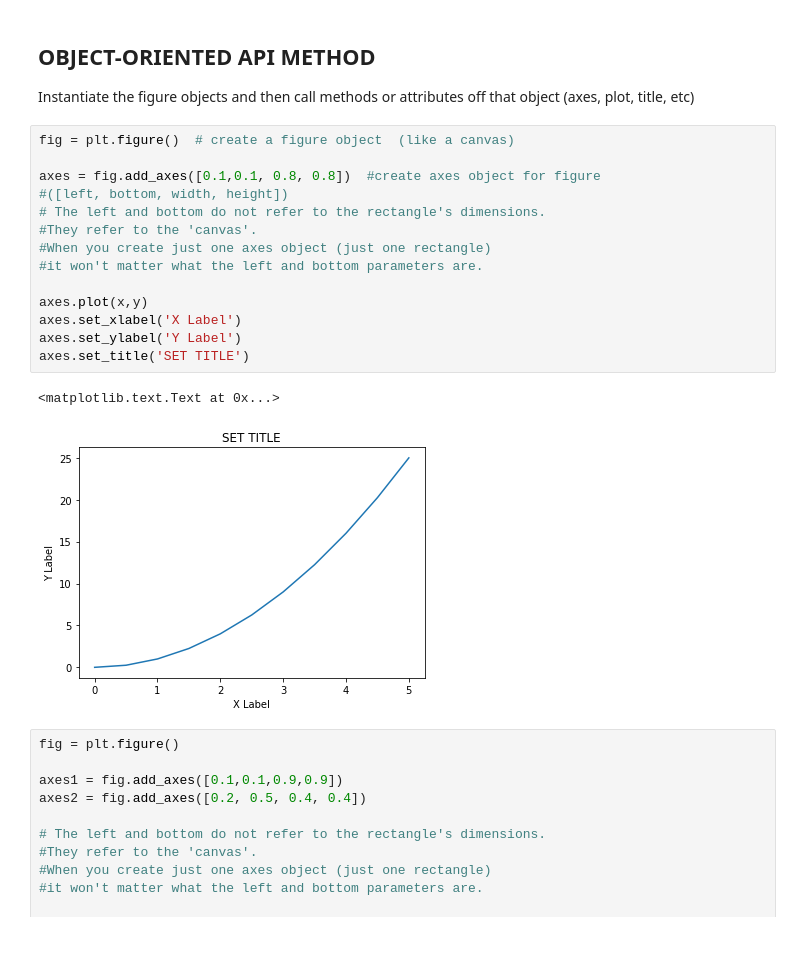
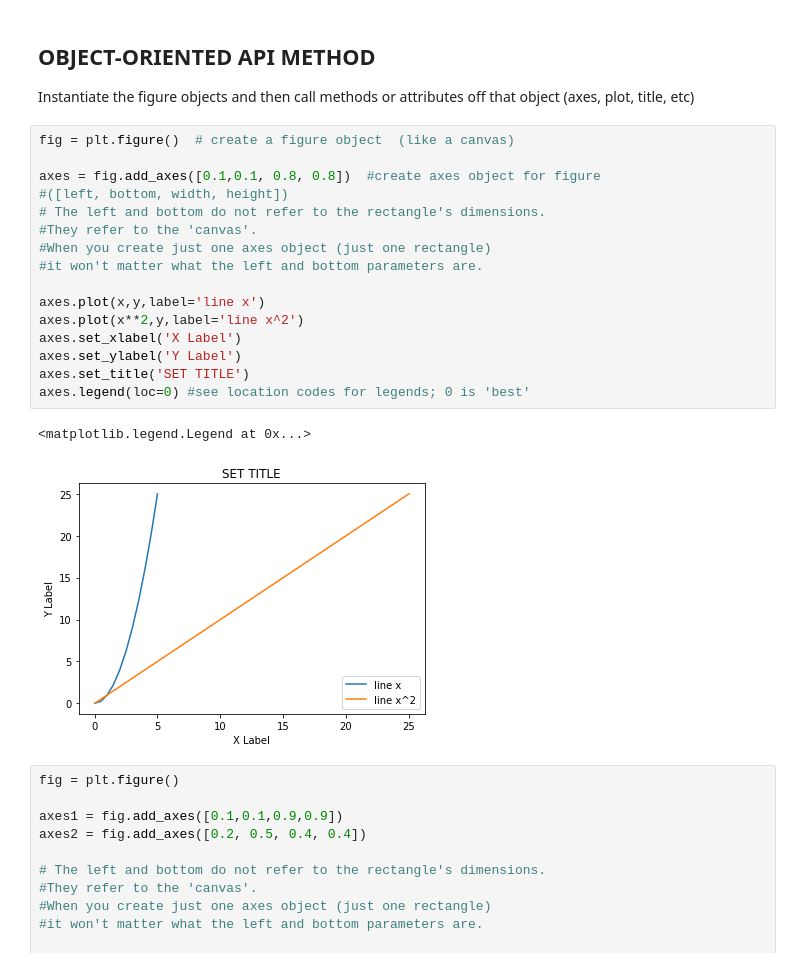
Before and after one commit to c2eien/charles, a Jupyter notebook: Data Vis/MatPlotLib/matplotlib.ipynb, the cells around one changed output. Cells and saved outputs as stored; diff of their text form.

Commit message:
Matplotlib 2

```diff
--- a/Data Vis/MatPlotLib/matplotlib.ipynb
+++ b/Data Vis/MatPlotLib/matplotlib.ipynb
@@ -55,20 +55,22 @@ Instantiate the figure objects and then call methods or attributes off that obje
 # %%
 fig = plt.figure()  # create a figure object  (like a canvas)
 
 axes = fig.add_axes([0.1,0.1, 0.8, 0.8])  #create axes object for figure
 #([left, bottom, width, height])
 # The left and bottom do not refer to the rectangle's dimensions.
 #They refer to the 'canvas'.
 #When you create just one axes object (just one rectangle)
 #it won't matter what the left and bottom parameters are.
 
-axes.plot(x,y)
+axes.plot(x,y,label='line x')
+axes.plot(x**2,y,label='line x^2')
 axes.set_xlabel('X Label')
 axes.set_ylabel('Y Label')
 axes.set_title('SET TITLE')
+axes.legend(loc=0) #see location codes for legends; 0 is 'best'
 # %% [output]
-<matplotlib.text.Text at 0x...>
+<matplotlib.legend.Legend at 0x...>
-[figure, old version]
+[figure, new version]
 # %%
 fig = plt.figure()
 
```
Also changed, not shown: parts of 8 cells of this notebook, 2 other files.
